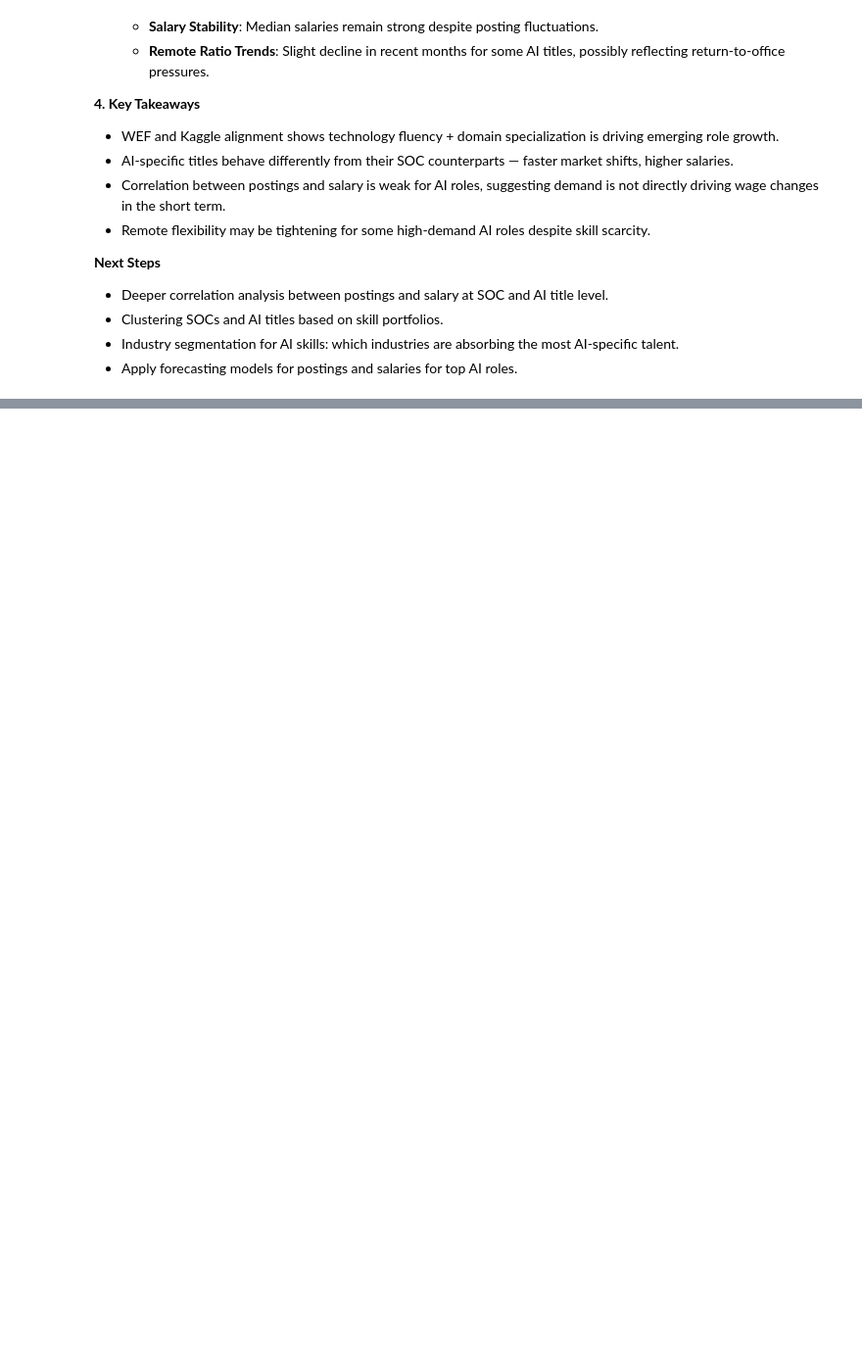
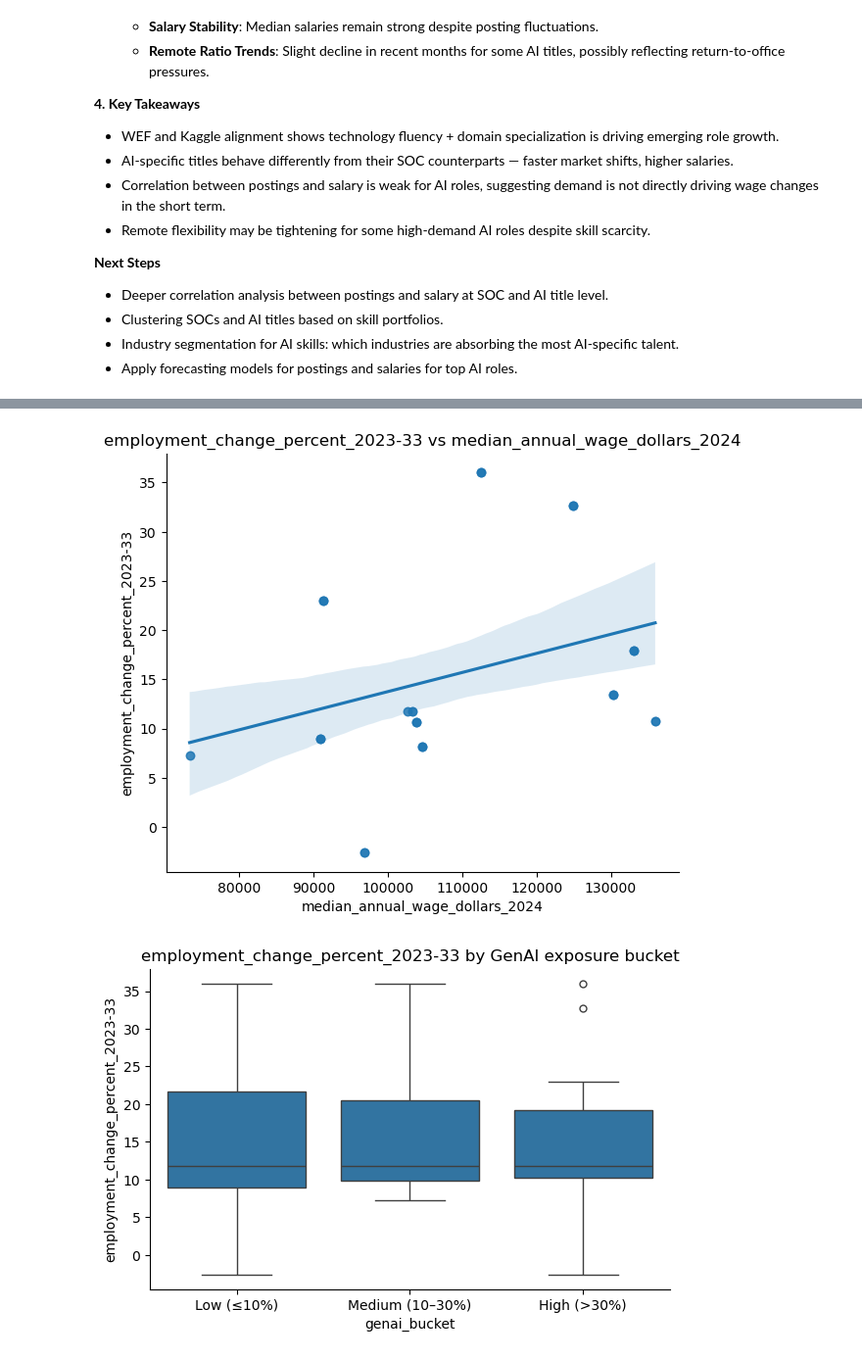
Before and after one commit to JenniferClark/SpringBoardProjects, a Jupyter notebook: Tech Career Growth/tech_career_growth_recom_forecaster_insight.ipynb, the cells around one changed output, grey strips where cells are left out. Shown at 98% size. Cells and saved outputs as stored; diff of their text form; code cells hidden in the pictures; blank space fills up the shorter version.

```diff
--- a/Tech Career Growth/tech_career_growth_recom_forecaster_insight.ipynb
+++ b/Tech Career Growth/tech_career_growth_recom_forecaster_insight.ipynb
@@ -583,0 +902,27 @@ plot_ai_market_overview(window=2)
+# %%
+# --- Seaborn mini-visuals ---
+# Scatter with regression line
+sns.lmplot(
+    x="median_annual_wage_dollars_2024",
+    y=Y_COL,
+    data=df,
+    height=5, aspect=1.2, scatter_kws={"alpha":0.6}
+)
+plt.title(f"{Y_COL} vs median_annual_wage_dollars_2024")
+plt.show()
+
+# Boxplot of target by AI exposure (if available)
+if "genai_high_sub_pct" in df.columns:
+    df["genai_bucket"] = pd.cut(
+        df["genai_high_sub_pct"], bins=[-0.1, 10, 30, 100],
+        labels=["Low (≤10%)", "Medium (10–30%)", "High (>30%)"]
+    )
+    sns.catplot(
+        x="genai_bucket", y=Y_COL, data=df,
+        kind="box", height=4, aspect=1.5
+    )
+    plt.title(f"{Y_COL} by GenAI exposure bucket")
+    plt.show()
+# %% [output]
+[figure, added]
+[figure, added]
```
Also changed, not shown: parts of 22 cells of this notebook.
